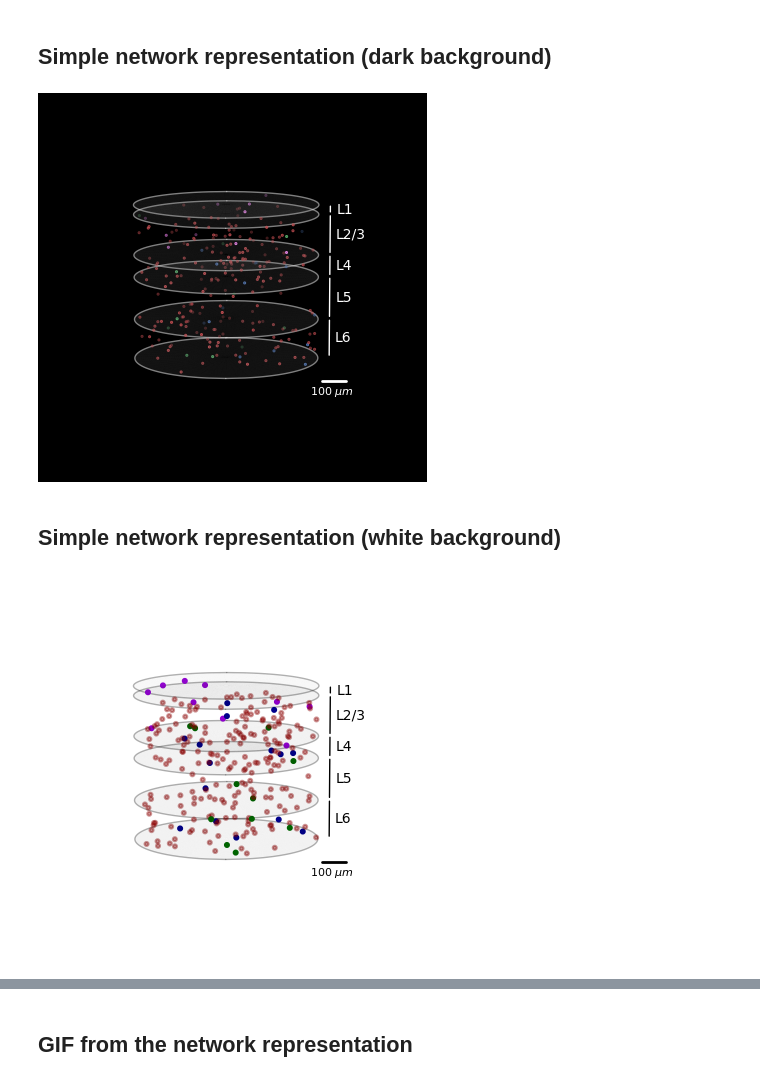
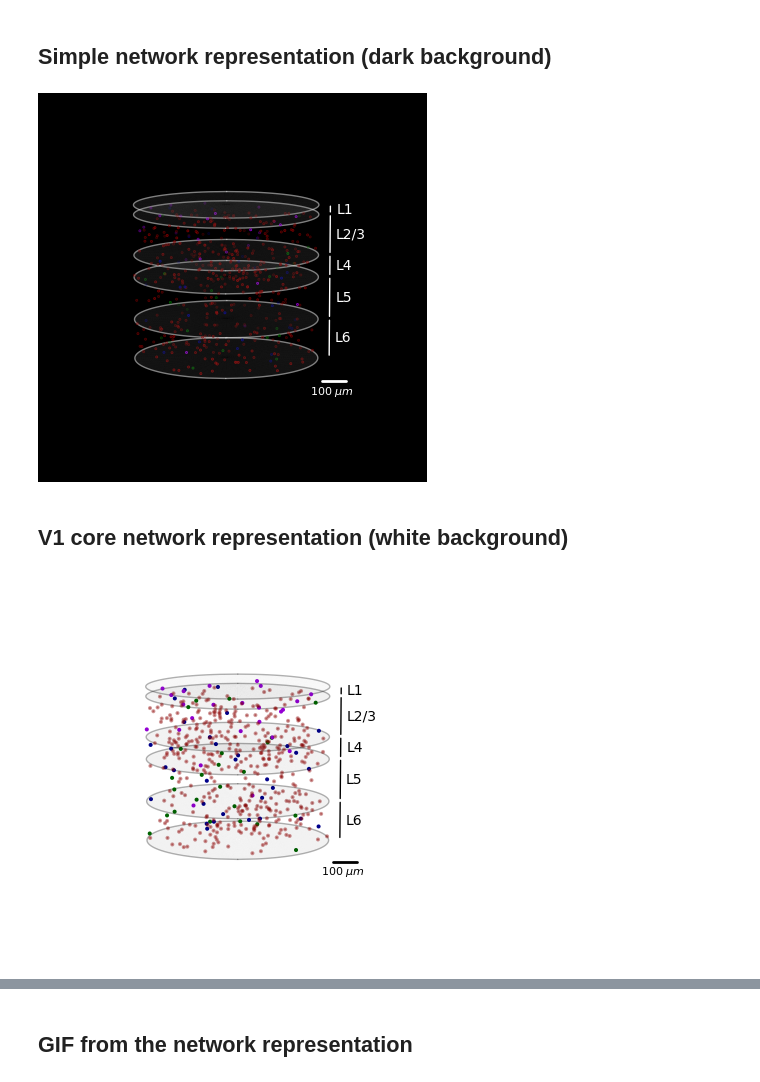
Before and after one commit to JavierGalvan9/Billeh_model_opposing_responses, a Jupyter notebook: Predictive_coding_experiments/model_representation.ipynb, the cells around one changed output, grey strips where cells are left out. Drawn from its saved outputs; the diff is of its cells as text; code cells hidden in the pictures.

Commit message:
Final figure changes

```diff
--- a/Predictive_coding_experiments/model_representation.ipynb
+++ b/Predictive_coding_experiments/model_representation.ipynb
@@ -35,0 +49,3 @@ images_path = os.path.join('Images_general', 'Model representation')
+# %%
+data_dir = '/home/jgalvan/Desktop/Neurocoding/V1_Billeh_model/GLIF_network'
+data_dir
@@ -36,12 +54,15 @@ images_path = os.path.join('Images_general', 'Model representation')
+# %%
+# get the neuron names
+population_names = other_billeh_utils.pop_names(network, data_dir=data_dir)
+population_names = np.array([pop_name if pop_name[0]=='i' else pop_name[:2] for pop_name in population_names])
 # %%
 # Selection of the candidate neurons
-percentage_of_selected_neurons = 0.005
-network = file_management.load_lzma(os.path.join(full_data_path, 'network.lzma'))
-population_names = other_billeh_utils.pop_names(network)
-population_names = np.array([pop_name if pop_name[0]=='i' else pop_name[:2] for pop_name in population_names])
+percentage_of_selected_neurons = 0.01
+max_radius = 400
+# network = file_management.load_lzma(os.path.join(full_data_path, 'network.lzma'))
 
 pop_dict = {}
-for pop_name in population_names:
+for pop_name in np.unique(population_names):
     if pop_name[0]=='e':
         pop_color = 'darkred'
         alpha = 0.4
@@ -55,7 +76,13 @@ for pop_name in population_names:
         pop_color = 'darkviolet'
         alpha = 1
     tf_indices = np.arange(n_neurons)[population_names == pop_name]
+    # select neurons with a radius lower than 400
+    x_pop = network['x'][tf_indices]
+    z_pop = network['z'][tf_indices]
+    radius = np.sqrt(x_pop**2 + z_pop**2)
+    tf_indices = tf_indices[radius < max_radius]
     pop_size = len(tf_indices)
+    # select a random sample of the neurons
     selected_tf_indices = np.random.choice(tf_indices, size=int(pop_size*percentage_of_selected_neurons), replace=False)
     pop_dict[pop_name] = {'indices': selected_tf_indices,
                           'x': network['x'][selected_tf_indices],
@@ -83,7 +110,7 @@ for pop_name in pop_dict.keys():
     y = pop_dict[pop_name]['y']
     z = pop_dict[pop_name]['z']
     color = pop_dict[pop_name]['color']
-    ax.scatter(x, z, y, 'o', s=0.5, color=color)
+    ax.scatter(x, z, y, 'o', s=0.3, color=color)
 
 x_circ = np.linspace(-400, 400, 100)
 z_circ = np.sqrt(400**2 - x_circ**2)
@@ -124,10 +151,11 @@ ax.text(670, 430, -850, r'100 $\mu m$', color='white', fontsize=8, horizontalali
 plt.axis('off')
 ax.view_init(elev=10, azim=0)
 plt.savefig(os.path.join(images_path, "model_representation.png"), dpi=300, transparent=True)
+plt.show()
 # %% [output]
-[figure, old version]
+[figure, new version]
 # %% [markdown]
-## Simple network representation (white background)
+## V1 core network representation (white background)
 # %%
 sns.set(style="ticks", context="talk")
 # plt.style.use('classic')
@@ -141,7 +169,7 @@ for pop_name in pop_dict.keys():
     z = pop_dict[pop_name]['z']
     color = pop_dict[pop_name]['color']
     alpha = pop_dict[pop_name]['alpha']
-    ax.scatter(x, z, y, 'o', alpha=alpha, s=8, color=color)
+    ax.scatter(x, z, y, 'o', alpha=alpha, s=2, color=color)
 
 x_circ = np.linspace(-400, 400, 100)
 z_circ = np.sqrt(400**2 - x_circ**2)
@@ -156,31 +184,37 @@ layer_limits = [-100, -310, -425, -645, -850]
 layers = ['L1', 'L2/3', 'L4', 'L5', 'L6']
 ax.plot(x_circ, z_circ, -50, color='black', linewidth=1, alpha=0.3)
 ax.plot(x_circ, -z_circ, -50, color='black', linewidth=1, alpha=0.3)
 ax.plot_surface(x,z,upper_limit*np.ones(x.shape), alpha=0.05, color='white', linewidth=0)
 for layer, lower_limit in zip(layers, layer_limits):
     ax.plot(x_circ, z_circ, lower_limit, color='black', linewidth=1, alpha=0.3)
     ax.plot(x_circ, -z_circ, lower_limit, color='black', linewidth=1, alpha=0.3)
     ax.plot_surface(x,z,lower_limit*np.ones(x.shape), alpha=0.05, color='black', linewidth=0)
     # Lateral layers legend
     ax.plot(np.zeros((100)), 450*np.ones((100)), np.linspace(lower_limit+10, upper_limit-10, 100), color='black', linewidth=1, alpha=1)
     ax.text(0, 475, np.mean([lower_limit, upper_limit]), layer, color='black', fontsize=10, verticalalignment='center')
     upper_limit = lower_limit
 
 z_scale = np.linspace(400, 500, 100)
 x_scale = 450*np.ones(100)
 y_scale = -850*np.ones(100)
 ax.plot(x_scale, z_scale, y_scale, color='black', linewidth=2, alpha=1)
 ax.text(670, 430, -850, r'100 $\mu m$', color='black', fontsize=8, horizontalalignment='center')
 
 # Vertical bars from the cylinder
 # y = np.linspace(-50, -850, 100)
 # x = np.zeros(100)
 # z = 400*np.ones(100)
 # ax.plot(x, z, y, color='white', linewidth=1, alpha=0.7)
 # ax.plot(x, -z, y, color='white', linewidth=1, alpha=0.7)
 
+#set lims to the axis
+plt.xlim(-500, 500)
+plt.ylim(-500, 500)
+
 plt.axis('off')
 ax.view_init(elev=10, azim=0)
+# plt.tight_layout()
 plt.savefig(os.path.join(images_path, "model_representation_white.png"), dpi=300, transparent=True)
+plt.show()
 # %% [output]
-[figure, old version]
+[figure, new version]
```
Also changed, not shown: parts of 12 cells of this notebook, 7 other files.
